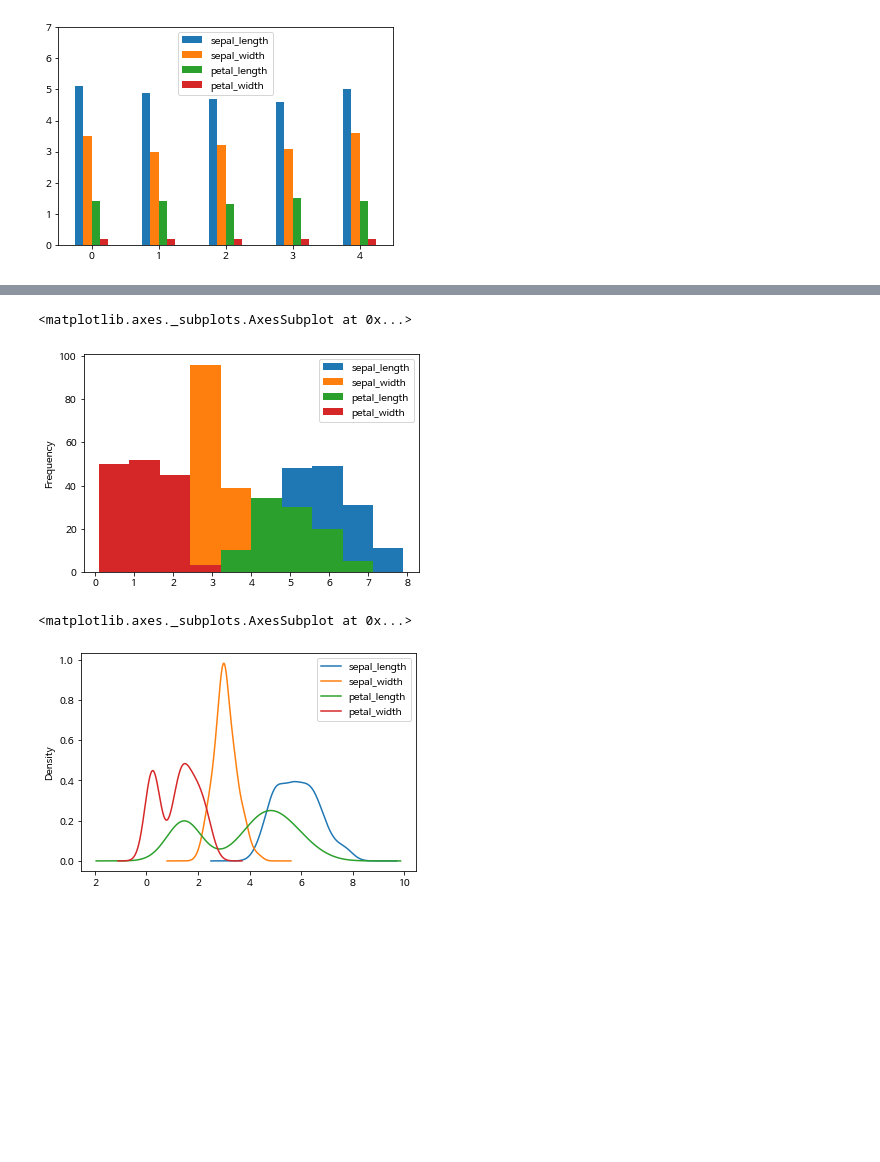
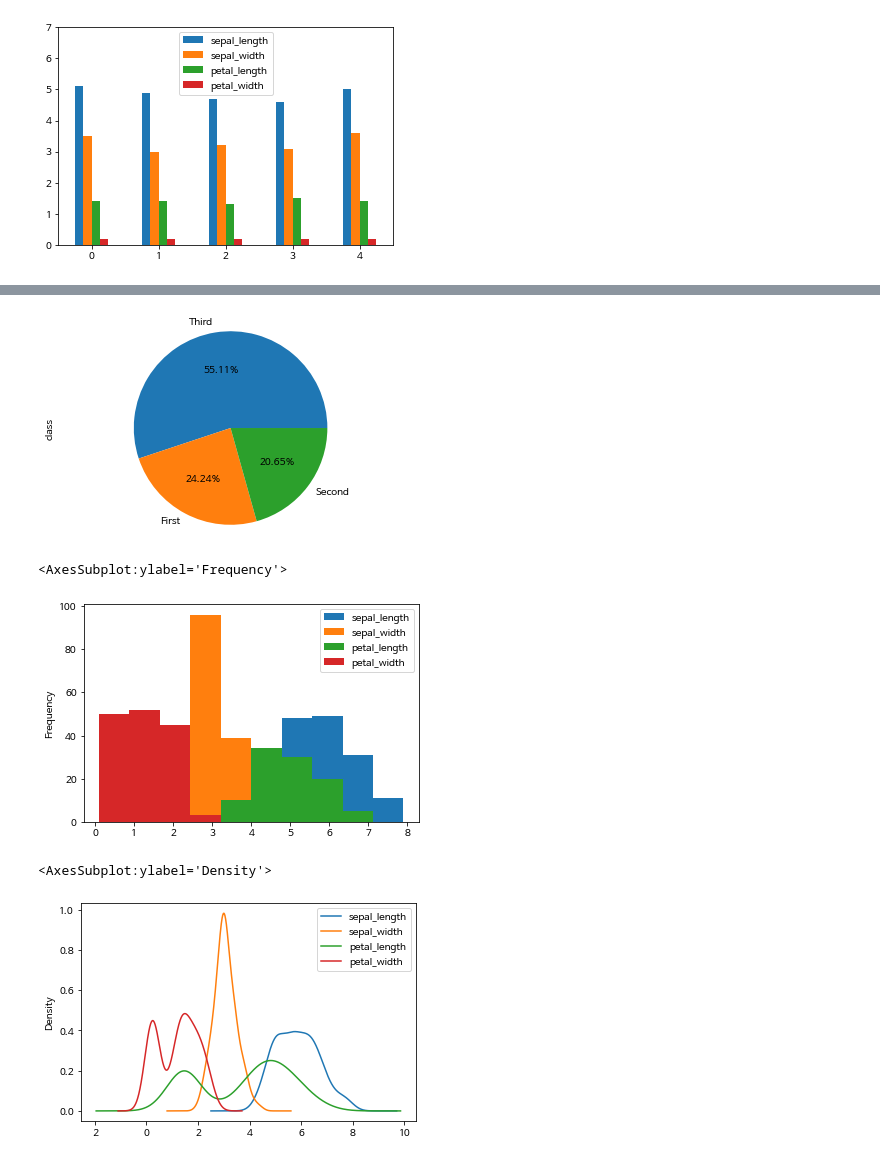
Before and after one commit to baejinu/DataAnalysis, a Jupyter notebook: kwak/ch07_01_시각화_기초_wa99_ipynb의_사본.ipynb, the cells around one changed output, grey strips where cells are left out. Saved outputs shown, nothing was run; the diff lists cells and outputs as text; code cells hidden in the pictures; blank space fills up the shorter version.

```diff
--- a/kwak/ch07_01_시각화_기초_wa99_ipynb의_사본.ipynb
+++ b/kwak/ch07_01_시각화_기초_wa99_ipynb의_사본.ipynb
@@ -445,4 +504,7 @@ Index(['sepal_length', 'sepal_width', 'petal_length', 'petal_width',
 [figure]
 # %%
 # 파이 차트 : 원형, 비율을 나타낼 때
+# df2 = titanic.pclass.value_counts()
+df2 = titanic['class'].value_counts()
+df2
 # %% [output]
@@ -456,14 +515,22 @@ Name: pclass, dtype: int64
+# %%
+df2.plot.pie(autopct="%.2f%%") # 포맷설정
+plt.axis('equal') # x축과 y축의 비율 일치
+plt.show()
+# %% [output]
+[figure, added]
 # %%
 # 히스토그램
 # - 가로축에 분포(값), 세로축에 빈도(몇개...)를 시각화
+iris.plot.hist()
 # %% [output]
-<matplotlib.axes._subplots.AxesSubplot at 0x...>
+<AxesSubplot:ylabel='Frequency'>
 [figure]
 # %%
 # 커널 밀도 그래프
 # - 부드럽게 그린 히스토그램
+iris.plot.kde()
 # %% [output]
-<matplotlib.axes._subplots.AxesSubplot at 0x...>
+<AxesSubplot:ylabel='Density'>
 [figure]
 # %%
 # 박스플롯
```
Also changed, not shown: parts of 20 cells of this notebook.
